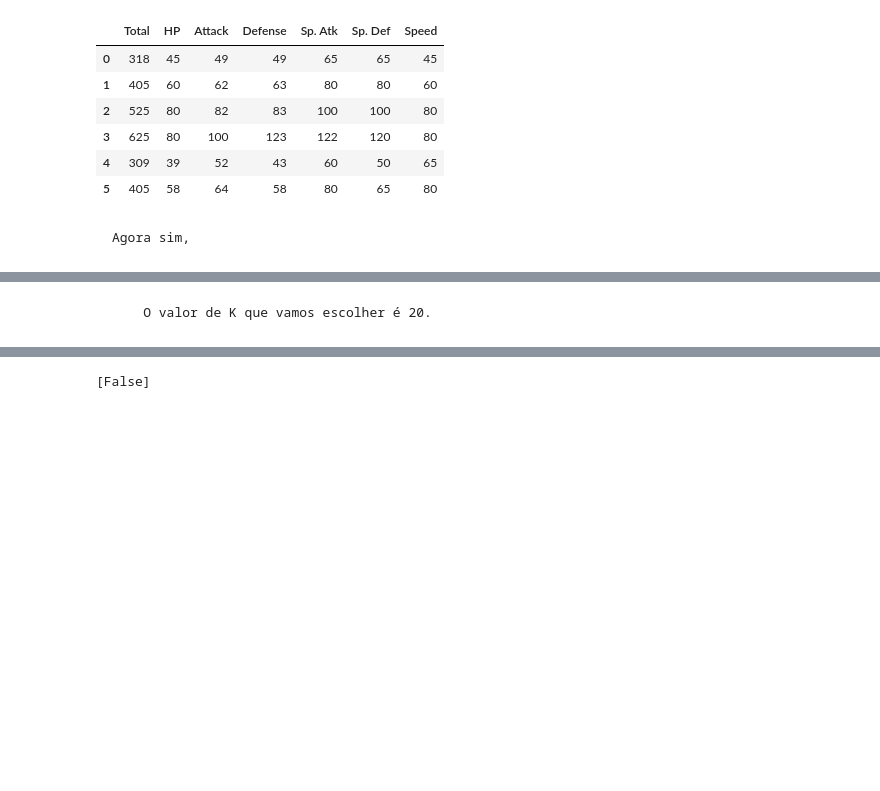
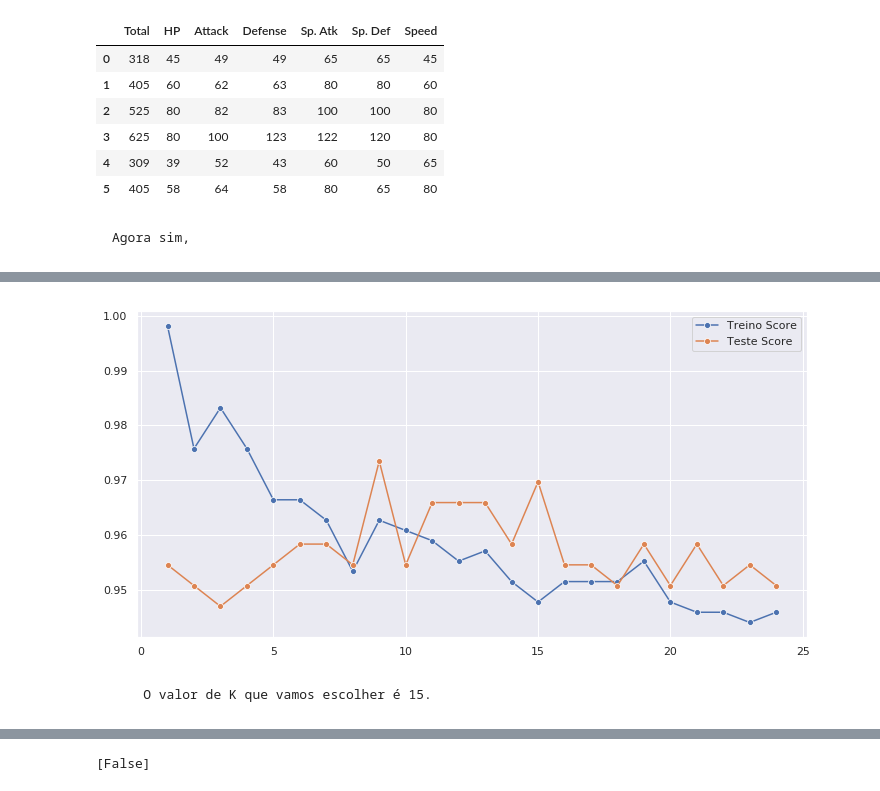
Before and after one commit to iam-not-zack/my-1st-ML-projects, a Jupyter notebook: Pokémons Lendários usando KNN/Pokémon - .ipynb, the cells around one changed output, grey strips where cells are left out. Saved outputs shown, nothing was run; the diff lists cells and outputs as text; code cells hidden in the pictures; blank space fills up the shorter version.

```diff
--- a/Pokémons Lendários usando KNN/Pokémon - .ipynb
+++ b/Pokémons Lendários usando KNN/Pokémon - .ipynb
@@ -206,3 +203,9 @@ Text(0, 0.5, 'Taxa de Erro')
+# %%
+plt.figure(figsize=(12,6))
+ax1=sns.lineplot(range(1,25),treino_scores,marker='o',label='Treino Score')
+ax2=sns.lineplot(range(1,25),teste_scores,marker='o',label='Teste Score')
+# %% [output]
+[figure, added]
 # %% [markdown]
-        O valor de K que vamos escolher é 20.
+        O valor de K que vamos escolher é 15.
 # %%
```
Also changed, not shown: parts of 7 cells of this notebook.
